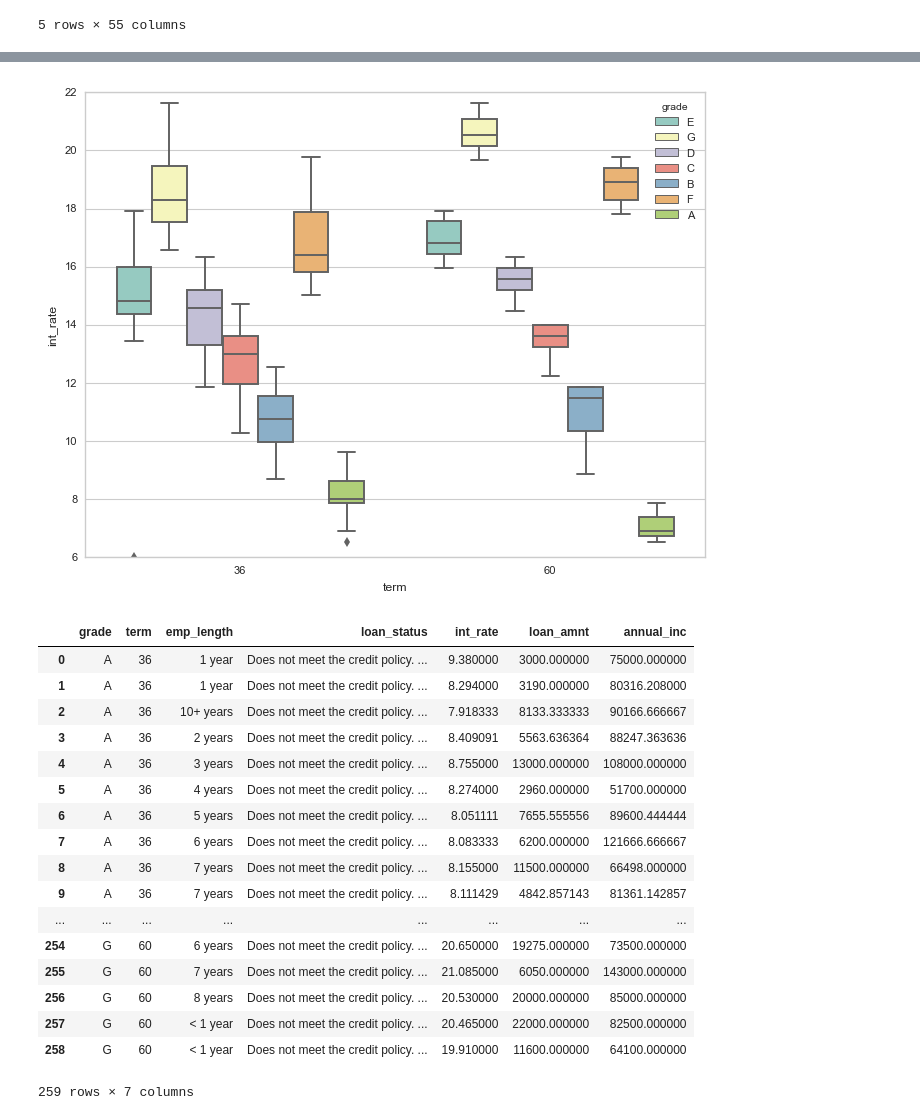
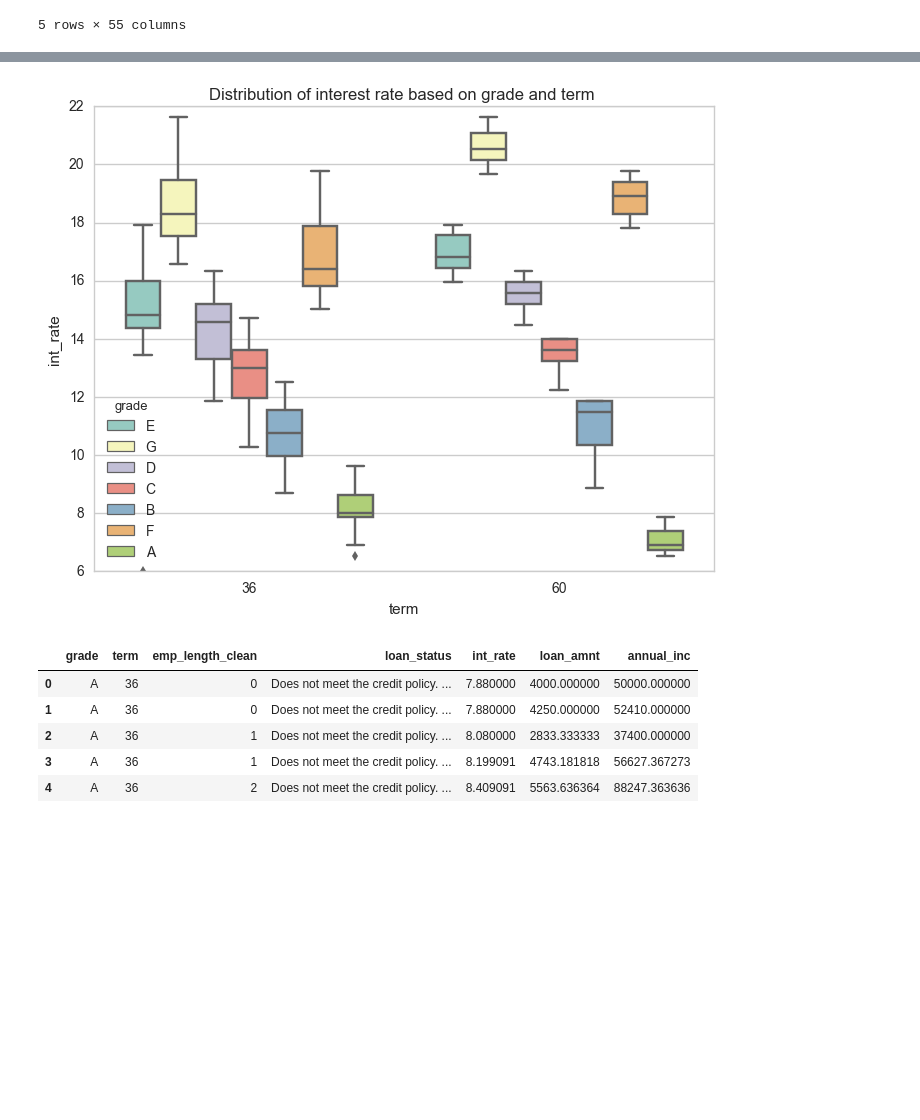
Before and after one commit to bajajsweta/Lending-Club-Analysis, a Jupyter notebook: Loan_Data/Declined Loans in Loan Files IPython Notebooks/Loan3aDf_not_meet_loan_status.ipynb, the cells around one changed output, grey strips where cells are left out. Saved outputs shown, nothing was run; the diff lists cells and outputs as text; code cells hidden in the pictures; blank space fills up the shorter version.

```diff
--- a/Loan_Data/Declined Loans in Loan Files IPython Notebooks/Loan3aDf_not_meet_loan_status.ipynb
+++ b/Loan_Data/Declined Loans in Loan Files IPython Notebooks/Loan3aDf_not_meet_loan_status.ipynb
@@ -117,6 +116,15 @@ df['tax_liens'].fillna(0,inplace=True)
 df['last_credit_pull_d'].fillna(0,inplace=True) # one missing value
 df['title'].fillna('unknown',inplace=True)
 df['revol_util'].fillna(0,inplace=True)
+
+df['emp_length_clean'] = df.emp_length.str.replace('+','')
+df['emp_length_clean'] = df.emp_length_clean.str.replace('<','')
+df['emp_length_clean'] = df.emp_length_clean.str.replace('years','')
+df['emp_length_clean'] = df.emp_length_clean.str.replace('year','')
+df['emp_length_clean'] = df.emp_length_clean.str.replace('n/a','0')
+df['emp_length_clean'].fillna(0,inplace=True)
+df['emp_length_clean']=pd.to_numeric(df['emp_length_clean'], errors='ignore')
+del df['emp_length']
 # %%
 df['term']=df['term'].str.split(' ',2).str[1]
 df['revol_util'] = df['revol_util'].str.split('%',1).str[0]
@@ -155,32 +165,24 @@ avg_interest_rate             float64
 dtype: object
+# %%
+df['int_rate'] = df['int_rate'].astype(float)
 # %%
-### distribution of interest rate based on grade and term
+### Distribution of interest rate based on grade and term
+
 sns.set_style("whitegrid")
 plt.figure(figsize=(8, 6))
+plt.title("Distribution of interest rate based on grade and term ")
 ax = sns.boxplot(x="term", y="int_rate",hue='grade',data=df, palette="Set3")
 # %% [output]
-[figure, old version]
+[figure, new version]
 # %%
-avg_rate = df.groupby(['grade','term','emp_length','loan_status'],as_index=False)['int_rate','loan_amnt','annual_inc'].mean()
+avg_rate = df.groupby(['grade','term','emp_length_clean','loan_status'],as_index=False)['int_rate','loan_amnt','annual_inc'].mean()
 # %%
-avg_rate
+avg_rate.head()
 # %% [output]
-|  | grade | term | emp_length | loan_status | int_rate | loan_amnt | annual_inc |
-| 0 | A | 36 | 1 year | Does not meet the credit policy. ... | 9.380000 | 3000.000000 | 75000.000000 |
-| 1 | A | 36 | 1 year | Does not meet the credit policy. ... | 8.294000 | 3190.000000 | 80316.208000 |
-| 2 | A | 36 | 10+ years | Does not meet the credit policy. ... | 7.918333 | 8133.333333 | 90166.666667 |
-| 3 | A | 36 | 2 years | Does not meet the credit policy. ... | 8.409091 | 5563.636364 | 88247.363636 |
-| 4 | A | 36 | 3 years | Does not meet the credit policy. ... | 8.755000 | 13000.000000 | 108000.000000 |
-| 5 | A | 36 | 4 years | Does not meet the credit policy. ... | 8.274000 | 2960.000000 | 51700.000000 |
-| 6 | A | 36 | 5 years | Does not meet the credit policy. ... | 8.051111 | 7655.555556 | 89600.444444 |
-| 7 | A | 36 | 6 years | Does not meet the credit policy. ... | 8.083333 | 6200.000000 | 121666.666667 |
-| 8 | A | 36 | 7 years | Does not meet the credit policy. ... | 8.155000 | 11500.000000 | 66498.000000 |
-| 9 | A | 36 | 7 years | Does not meet the credit policy. ... | 8.111429 | 4842.857143 | 81361.142857 |
-| ... | ... | ... | ... | ... | ... | ... | ... |
-| 254 | G | 60 | 6 years | Does not meet the credit policy. ... | 20.650000 | 19275.000000 | 73500.000000 |
-| 255 | G | 60 | 7 years | Does not meet the credit policy. ... | 21.085000 | 6050.000000 | 143000.000000 |
-| 256 | G | 60 | 8 years | Does not meet the credit policy. ... | 20.530000 | 20000.000000 | 85000.000000 |
-| 257 | G | 60 | < 1 year | Does not meet the credit policy. ... | 20.465000 | 22000.000000 | 82500.000000 |
-| 258 | G | 60 | < 1 year | Does not meet the credit policy. ... | 19.910000 | 11600.000000 | 64100.000000 |
+|  | grade | term | emp_length_clean | loan_status | int_rate | loan_amnt | annual_inc |
+| 0 | A | 36 | 0 | Does not meet the credit policy. ... | 7.880000 | 4000.000000 | 50000.000000 |
+| 1 | A | 36 | 0 | Does not meet the credit policy. ... | 7.880000 | 4250.000000 | 52410.000000 |
+| 2 | A | 36 | 1 | Does not meet the credit policy. ... | 8.080000 | 2833.333333 | 37400.000000 |
+| 3 | A | 36 | 1 | Does not meet the credit policy. ... | 8.199091 | 4743.181818 | 56627.367273 |
+| 4 | A | 36 | 2 | Does not meet the credit policy. ... | 8.409091 | 5563.636364 | 88247.363636 |
-259 rows × 7 columns
 # %%
```
Also changed, not shown: parts of 11 cells of this notebook, 4 other files.
